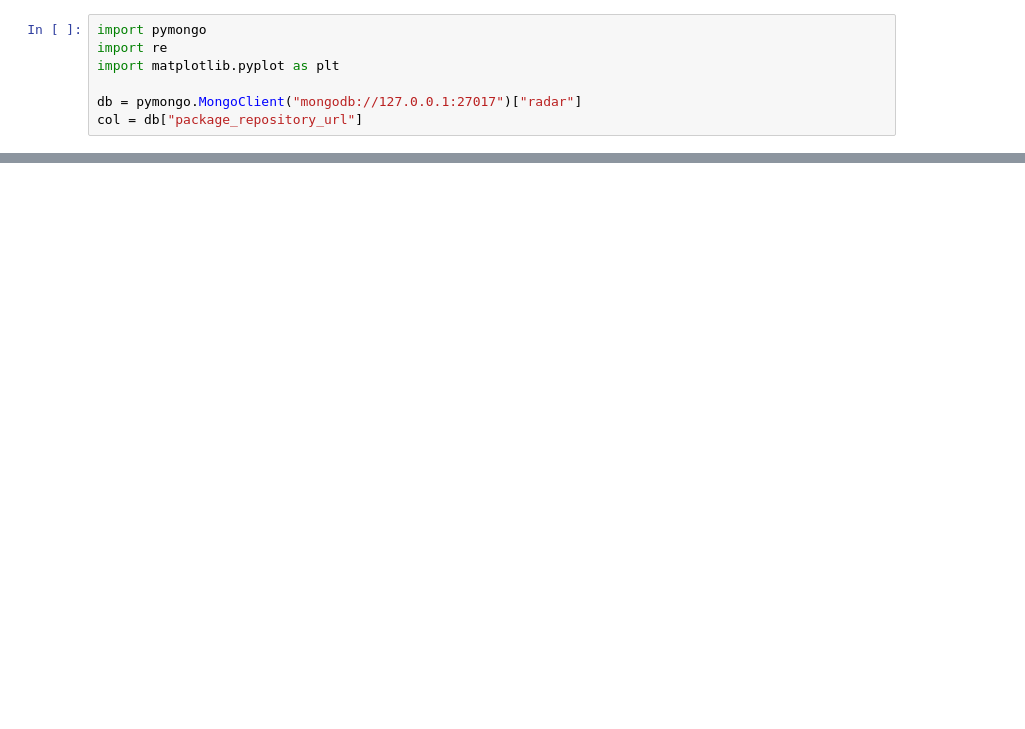
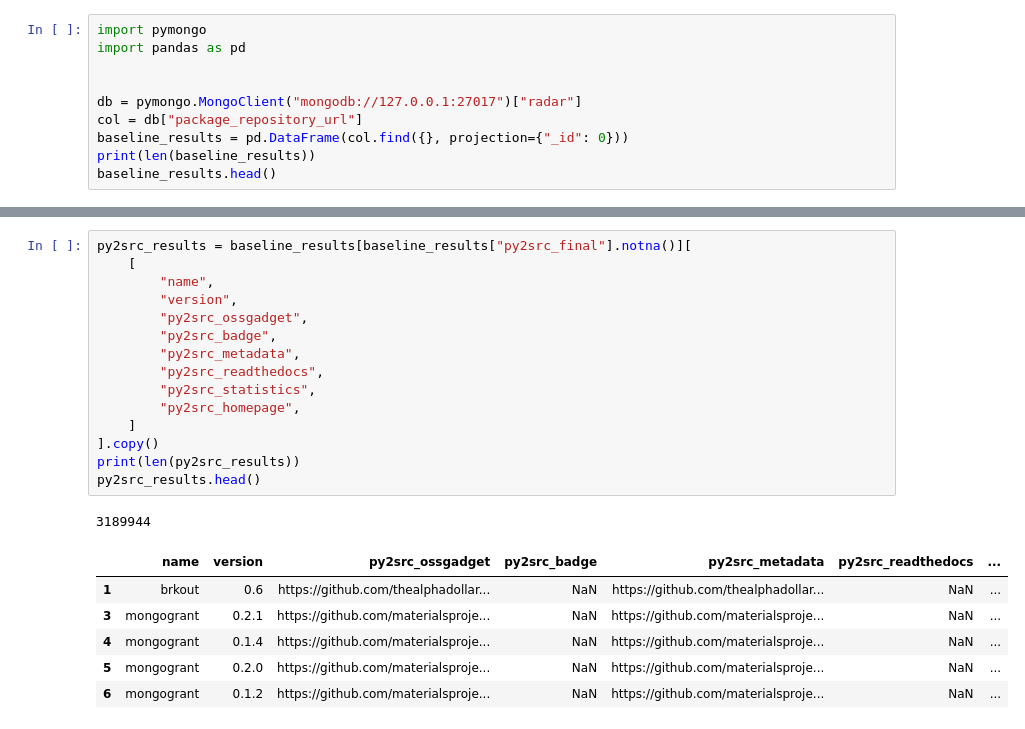
Before and after one commit to gaokai320/PyRadar, a Jupyter notebook: baseline_analysis.ipynb, the cells around one changed output, grey strips where cells are left out. Cells and saved outputs as stored; diff of their text form; blank space fills up the shorter version.

Commit message:
Refactor baseline results analysis

```diff
--- a/baseline_analysis.ipynb
+++ b/baseline_analysis.ipynb
@@ -3,7 +1,10 @@
 # %%
 import pymongo
-import re
-import matplotlib.pyplot as plt
+import pandas as pd
+
 
 db = pymongo.MongoClient("mongodb://127.0.0.1:27017")["radar"]
 col = db["package_repository_url"]
+baseline_results = pd.DataFrame(col.find({}, projection={"_id": 0}))
+print(len(baseline_results))
+baseline_results.head()
@@ -211,0 +195,23 @@ print(len(set_homepage - set_OSSGadget))
+# %%
+py2src_results = baseline_results[baseline_results["py2src_final"].notna()][
+    [
+        "name",
+        "version",
+        "py2src_ossgadget",
+        "py2src_badge",
+        "py2src_metadata",
+        "py2src_readthedocs",
+        "py2src_statistics",
+        "py2src_homepage",
+    ]
+].copy()
+print(len(py2src_results))
+py2src_results.head()
+# %% [output]
+3189944
+|  | name | version | py2src_ossgadget | py2src_badge | py2src_metadata | py2src_readthedocs | ... |
+| 1 | brkout | 0.6 | https://github.com/thealphadollar... | NaN | https://github.com/thealphadollar... | NaN | ... |
+| 3 | mongogrant | 0.2.1 | https://github.com/materialsproje... | NaN | https://github.com/materialsproje... | NaN | ... |
+| 4 | mongogrant | 0.1.4 | https://github.com/materialsproje... | NaN | https://github.com/materialsproje... | NaN | ... |
+| 5 | mongogrant | 0.2.0 | https://github.com/materialsproje... | NaN | https://github.com/materialsproje... | NaN | ... |
+| 6 | mongogrant | 0.1.2 | https://github.com/materialsproje... | NaN | https://github.com/materialsproje... | NaN | ... |
```
Also changed, not shown: parts of 25 cells of this notebook, 1 other file.
